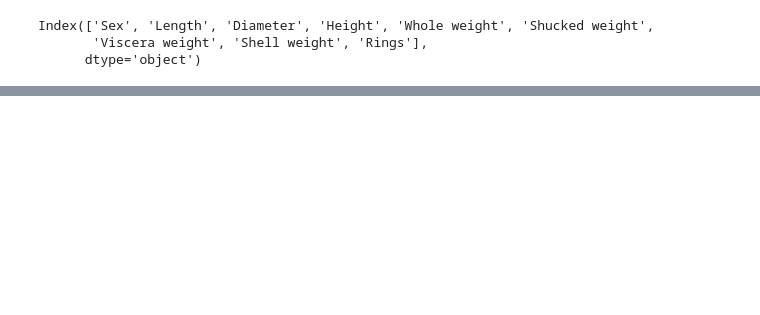
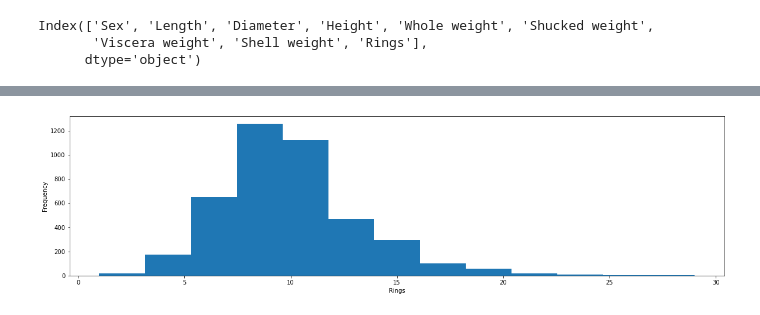
Before and after one commit to albispark/progetto-data-intensive, a Jupyter notebook: Progetto.ipynb, the cells around one changed output, grey strips where cells are left out. Saved outputs shown, nothing was run; the diff lists cells and outputs as text; code cells hidden in the pictures; blank space fills up the shorter version.

```diff
--- a/Progetto.ipynb
+++ b/Progetto.ipynb
@@ -50,0 +239,7 @@ data.shape
+# %%
+plt.figure(figsize=(20, 5))
+plt.xlabel("Rings")
+plt.ylabel("Count");
+data["Rings"].sort_index().plot.hist(bins=13);
+# %% [output]
+[figure, added]
```
Also changed, not shown: parts of 46 cells of this notebook.
